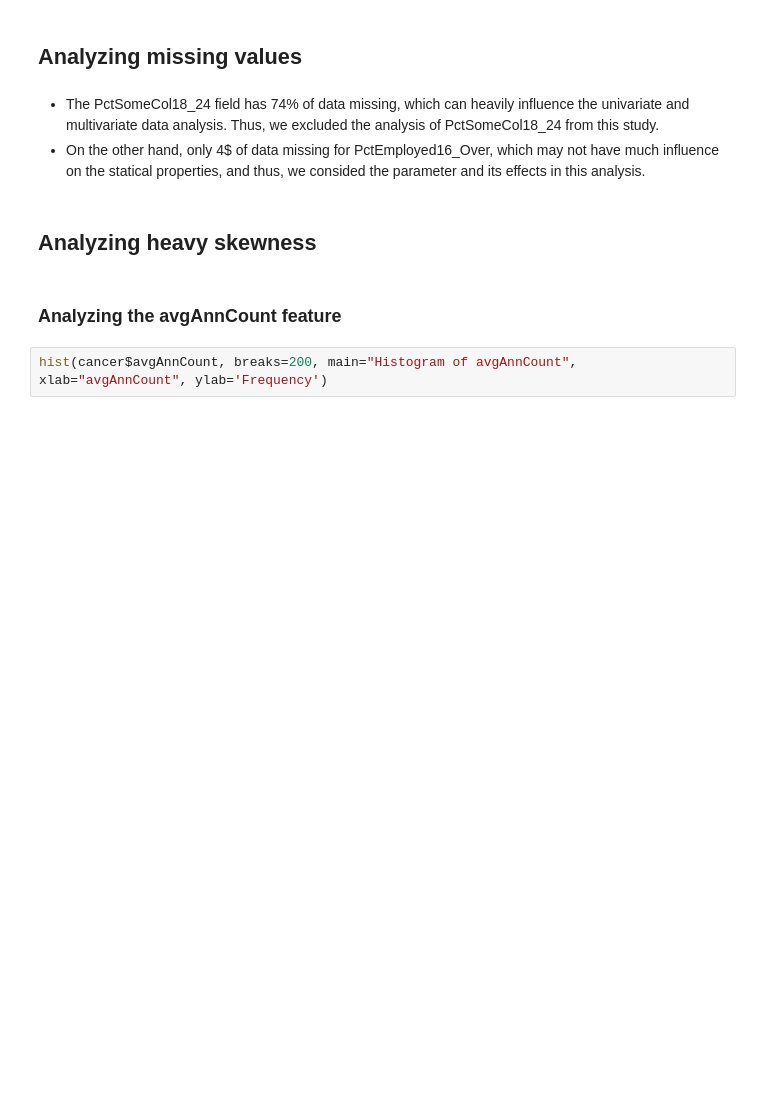
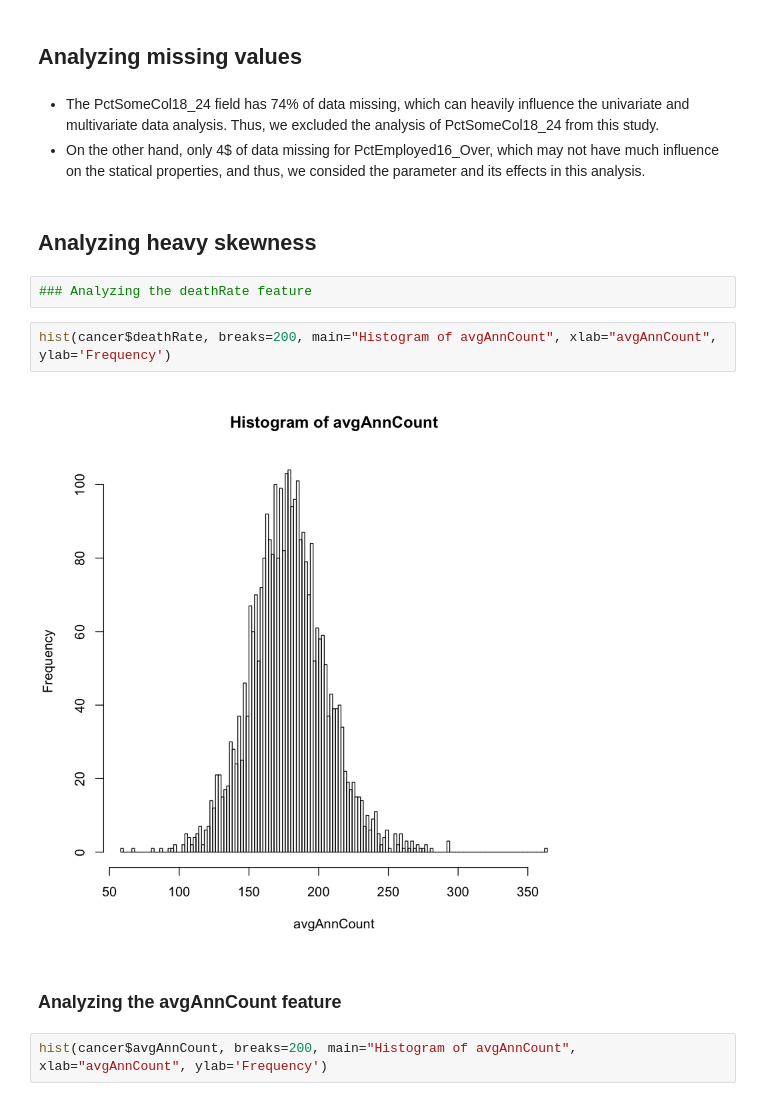
Before and after one commit to dr-patel-an/exploratory_analysis, a Jupyter notebook: Project1_w203_Ankitkumar_Patel.ipynb, the cells around one changed output. Saved outputs shown, nothing was run; the diff lists cells and outputs as text; blank space fills up the shorter version.

```diff
--- a/Project1_w203_Ankitkumar_Patel.ipynb
+++ b/Project1_w203_Ankitkumar_Patel.ipynb
@@ -72,6 +75,12 @@ Any field with Pearson's coefficient larger/smaller than a threshold (highskew_t
 * On the other hand, only 4$ of data missing for PctEmployed16_Over, which may not have much influence on the statical properties, and thus, we consided the parameter and its effects in this analysis.
 # %% [markdown]
 ## Analyzing heavy skewness
+# %%
+### Analyzing the deathRate feature
+# %%
+hist(cancer$deathRate, breaks=200, main="Histogram of avgAnnCount", xlab="avgAnnCount", ylab='Frequency')
+# %% [output]
+[figure, added]
 # %% [markdown]
 ### Analyzing the avgAnnCount feature
 # %%
```
Also changed, not shown: parts of 24 cells of this notebook.
